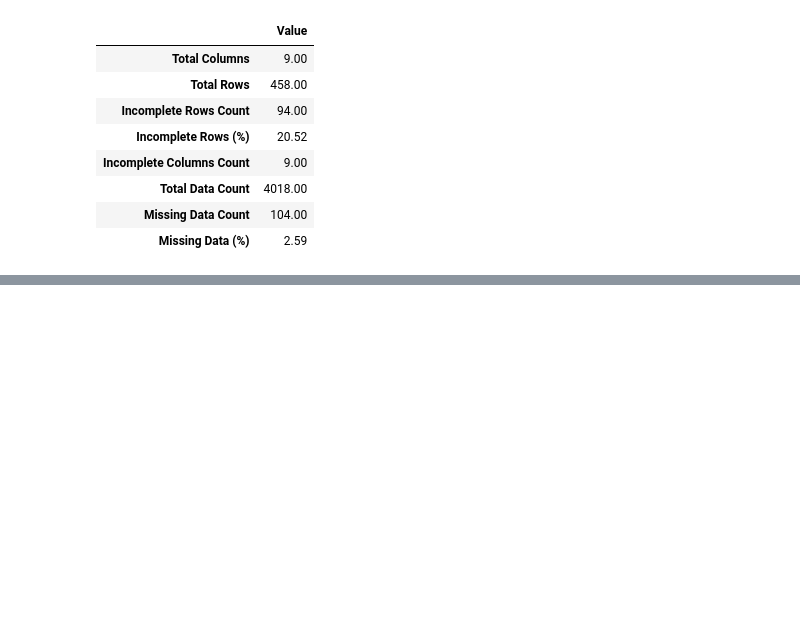
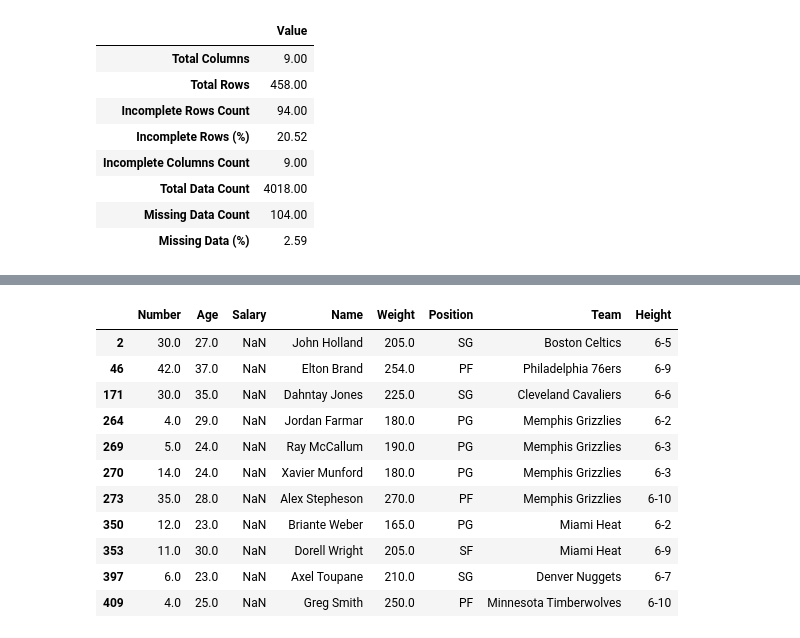
Before and after one commit to zqTheDesigner/missing-data-processor, a Jupyter notebook: profiler.ipynb, the cells around one changed output, grey strips where cells are left out. Drawn from its saved outputs; the diff is of its cells as text; code cells hidden in the pictures; blank space fills up the shorter version.

```diff
--- a/profiler.ipynb
+++ b/profiler.ipynb
@@ -55,0 +75,15 @@ processor.insights()
+# %%
+processor.extract_incompletes()
+# %% [output]
+|  | Number | Age | Salary | Name | Weight | Position | Team | Height |
+| 2 | 30.0 | 27.0 | NaN | John Holland | 205.0 | SG | Boston Celtics | 6-5 |
+| 46 | 42.0 | 37.0 | NaN | Elton Brand | 254.0 | PF | Philadelphia 76ers | 6-9 |
+| 171 | 30.0 | 35.0 | NaN | Dahntay Jones | 225.0 | SG | Cleveland Cavaliers | 6-6 |
+| 264 | 4.0 | 29.0 | NaN | Jordan Farmar | 180.0 | PG | Memphis Grizzlies | 6-2 |
+| 269 | 5.0 | 24.0 | NaN | Ray McCallum | 190.0 | PG | Memphis Grizzlies | 6-3 |
+| 270 | 14.0 | 24.0 | NaN | Xavier Munford | 180.0 | PG | Memphis Grizzlies | 6-3 |
+| 273 | 35.0 | 28.0 | NaN | Alex Stepheson | 270.0 | PF | Memphis Grizzlies | 6-10 |
+| 350 | 12.0 | 23.0 | NaN | Briante Weber | 165.0 | PG | Miami Heat | 6-2 |
+| 353 | 11.0 | 30.0 | NaN | Dorell Wright | 205.0 | SF | Miami Heat | 6-9 |
+| 397 | 6.0 | 23.0 | NaN | Axel Toupane | 210.0 | SG | Denver Nuggets | 6-7 |
+| 409 | 4.0 | 25.0 | NaN | Greg Smith | 250.0 | PF | Minnesota Timberwolves | 6-10 |
```
Also changed, not shown: parts of 8 cells of this notebook, 2 other files.
